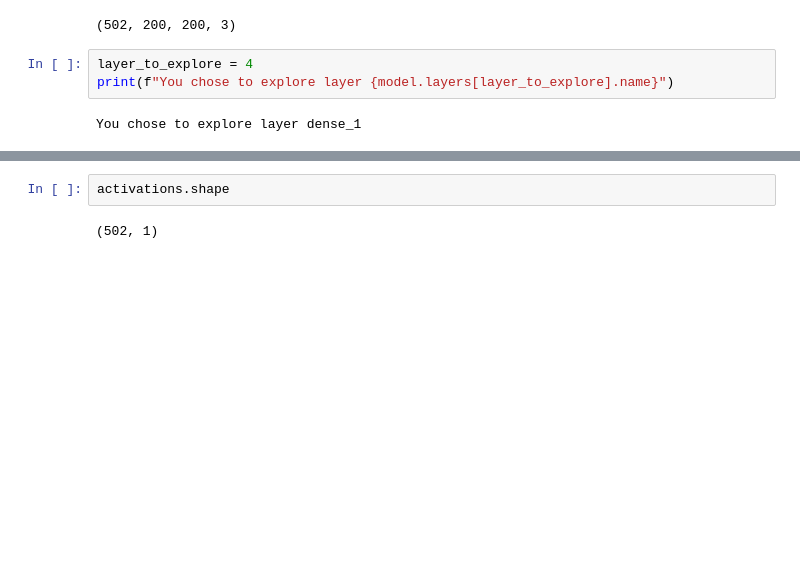
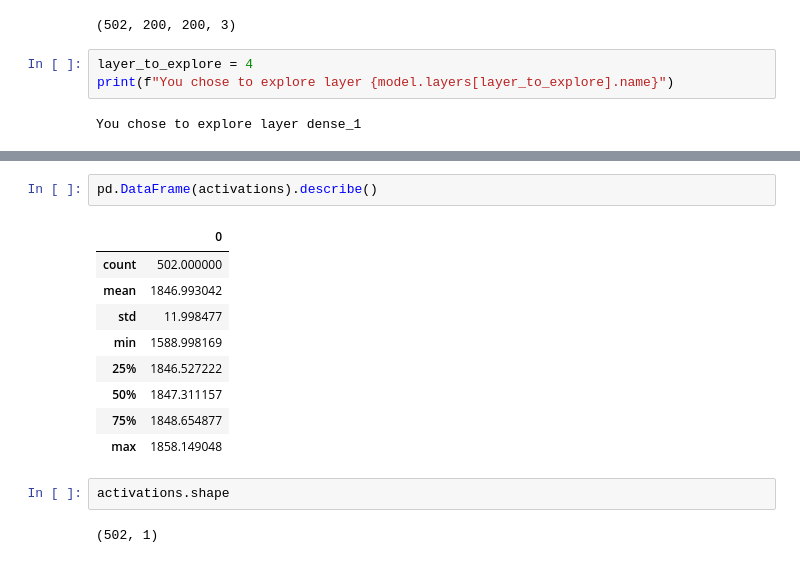
Before and after one commit to MHaurel/nn-concept-interpreter, a Jupyter notebook: visualizer/Church-CNN.ipynb, the cells around one changed output, grey strips where cells are left out. Drawn from its saved outputs; the diff is of its cells as text; blank space fills up the shorter version.

```diff
--- a/visualizer/Church-CNN.ipynb
+++ b/visualizer/Church-CNN.ipynb
@@ -464,3 +476,15 @@ print(activations)
+# %%
+pd.DataFrame(activations).describe()
+# %% [output]
+|  | 0 |
+| count | 502.000000 |
+| mean | 1846.993042 |
+| std | 11.998477 |
+| min | 1588.998169 |
+| 25% | 1846.527222 |
+| 50% | 1847.311157 |
+| 75% | 1848.654877 |
+| max | 1858.149048 |
 # %%
 activations.shape
 # %% [output]
```
Also changed, not shown: parts of 3 cells of this notebook, 11 other files.
